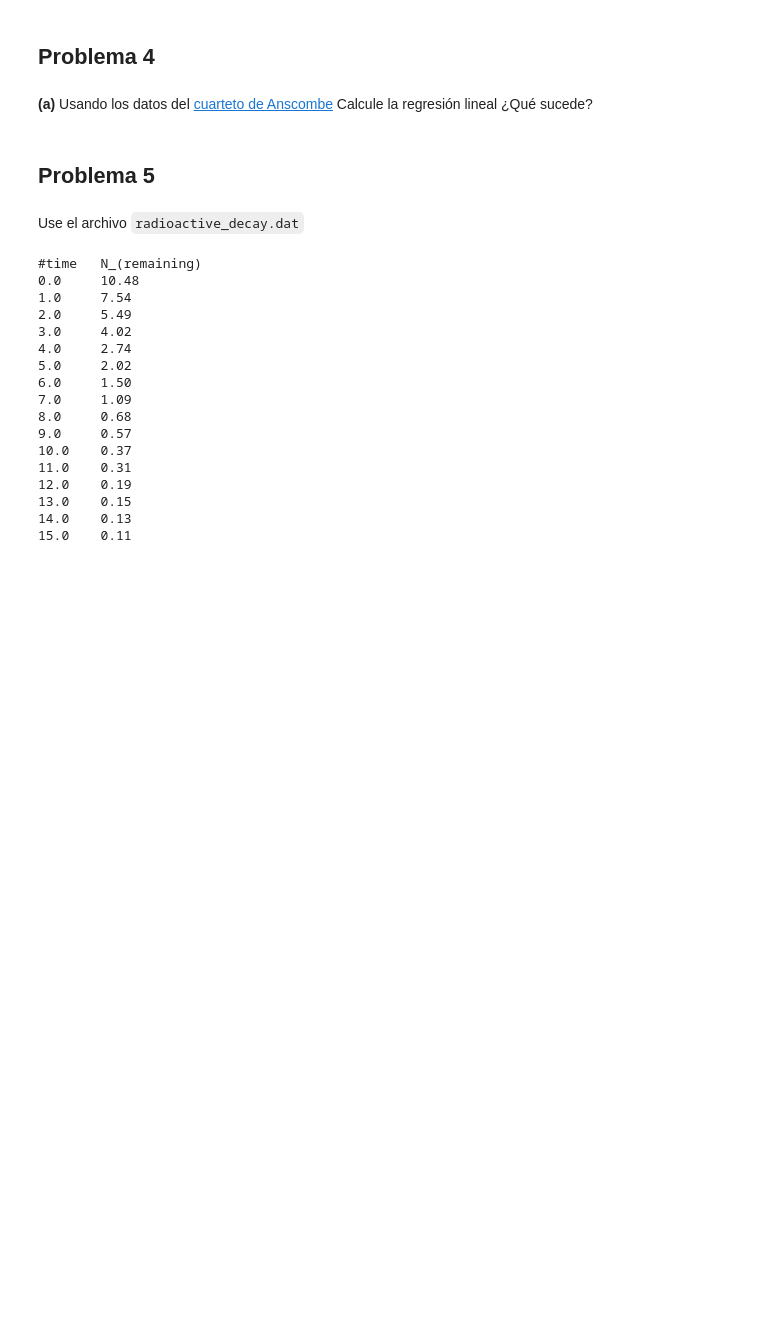
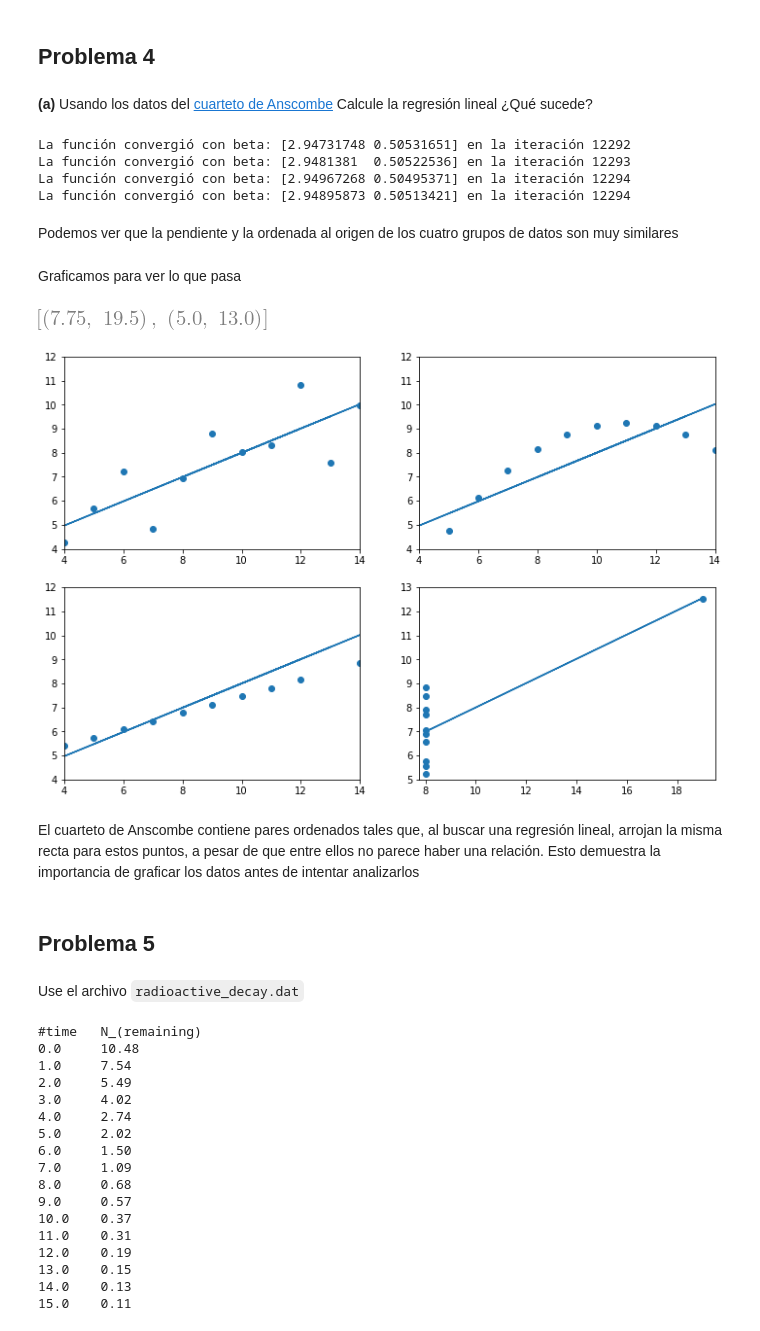
Before and after one commit to Skalas/Matematicas-Computacionales-fall2021, a Jupyter notebook: Juanje82/Tarea_1.ipynb, the cells around one changed output. Saved outputs shown, nothing was run; the diff lists cells and outputs as text; code cells hidden in the pictures; blank space fills up the shorter version.

```diff
--- a/Juanje82/Tarea_1.ipynb
+++ b/Juanje82/Tarea_1.ipynb
@@ -150,6 +191,63 @@ plotModelo(C,T,r,123658)
 ## Problema 4
 # %% [markdown]
 **(a)** Usando los datos del [cuarteto de Anscombe](http://en.wikipedia.org/wiki/Anscombe%27s_quartet) Calcule la regresión lineal ¿Qué sucede?
+# %%
+#Definimos los conjuntos a mano porque somos bien trabajadores
+X=np.array([10.0,8.0,13.0,9.0,11.0,14.0,6.0,4.0,12.0,7.0,5.0])
+X4=np.array([8.0,8.0,8.0,8.0,8.0,8.0,8.0,19.0,8.0,8.0,8.0])
+Y1=np.array([8.04,6.95,7.58,8.81,8.33,9.96,7.24,4.26,10.84,4.82,5.68])
+Y2=np.array([9.14,8.14,8.74,8.77,9.26,8.10,6.13,3.10,9.13,7.26,4.74])
+Y3=np.array([7.46,6.77,12.74,7.11,7.81,8.84,6.08,5.39,8.15,6.42,5.73])
+Y4=np.array([6.58,5.76,7.71,8.84,8.47,7.04,5.25,12.50,5.56,7.91,6.89])
+# %%
+#Aplicamos la regresión lineal
+r1= RegresionLineal(alpha=0.003, max_iters=1000000, tols=0.0000001)
+r2= RegresionLineal(alpha=0.003, max_iters=1000000, tols=0.0000001)
+r3= RegresionLineal(alpha=0.003, max_iters=1000000, tols=0.0000001)
+r4= RegresionLineal(alpha=0.003, max_iters=1000000, tols=0.0000001)
+r1.gradientDescent(X,Y1)
+r2.gradientDescent(X,Y2)
+r3.gradientDescent(X,Y3)
+r4.gradientDescent(X4,Y4)
+# %% [output]
+La función convergió con beta: [2.94731748 0.50531651] en la iteración 12292
+La función convergió con beta: [2.9481381  0.50522536] en la iteración 12293
+La función convergió con beta: [2.94967268 0.50495371] en la iteración 12294
+La función convergió con beta: [2.94895873 0.50513421] en la iteración 12294
+# %% [markdown]
+Podemos ver que la pendiente y la ordenada al origen de los cuatro grupos de datos son muy similares
+# %% [markdown]
+Graficamos para ver lo que pasa
+# %%
+#Creamos un espacio para cuatro gráficas
+fig, ax = plt.subplots(2,2, figsize=(12,8))
+#Definimos la función de la recta con pendiente "m" y ordenada al origen "b"
+modelo = lambda x,b,m: b + m*x
+#Llamamos al historial de las distintas regresiones lineales para graficar la recta
+_beta1 = r1.historia['beta'][12291]
+_beta2 = r2.historia['beta'][12292]
+_beta3 = r3.historia['beta'][12293]
+_beta4 = r4.historia['beta'][12293]
+#Graficamos los datos con scatter y graficamos las lineas con plot
+#Ponemos un límite en los ejes para que se haga clara la similitud entre las rectas
+ax[0,0].scatter(X,Y1)
+ax[0,0].plot(X, modelo(X, _beta1[0], _beta1[1]))
+ax[0,0].set(xlim=(4,14),ylim=(4,12))
+ax[0,1].scatter(X,Y2)
+ax[0,1].plot(X, modelo(X, _beta2[0], _beta2[1]))
+ax[0,1].set(xlim=(4,14),ylim=(4,12))
+ax[1,0].scatter(X,Y3)
+ax[1,0].plot(X, modelo(X, _beta3[0], _beta3[1]))
+ax[1,0].set(xlim=(4,14),ylim=(4,12))
+#En la 4 no seguimos el mismo límite porque es muy grande, pero la gráfica tiene la misma pendiente y ordenada al origen
+ax[1,1].scatter(X4,Y4)
+ax[1,1].plot(X4, modelo(X4, _beta4[0], _beta4[1]))
+ax[1,1].set(xlim=(7.75,19.5),ylim=(5,13))
+# %% [output]
+[figure, added]
+[figure, added]
+# %% [markdown]
+El cuarteto de Anscombe contiene pares ordenados tales que, al buscar una regresión lineal, arrojan la misma recta para estos puntos, a pesar de que entre ellos no parece haber una relación. Esto demuestra la importancia de graficar los datos antes de intentar analizarlos
 # %% [markdown]
 ## Problema 5
 # %% [markdown]
```
Also changed, not shown: parts of 26 cells of this notebook.
